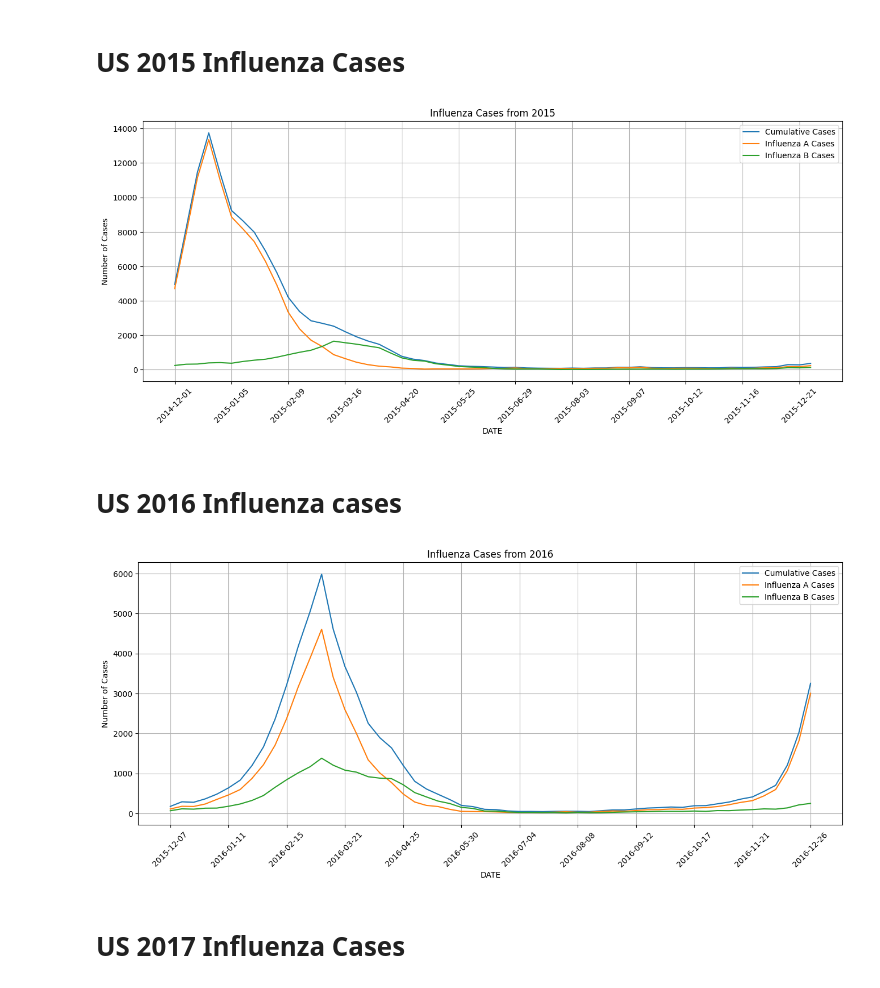
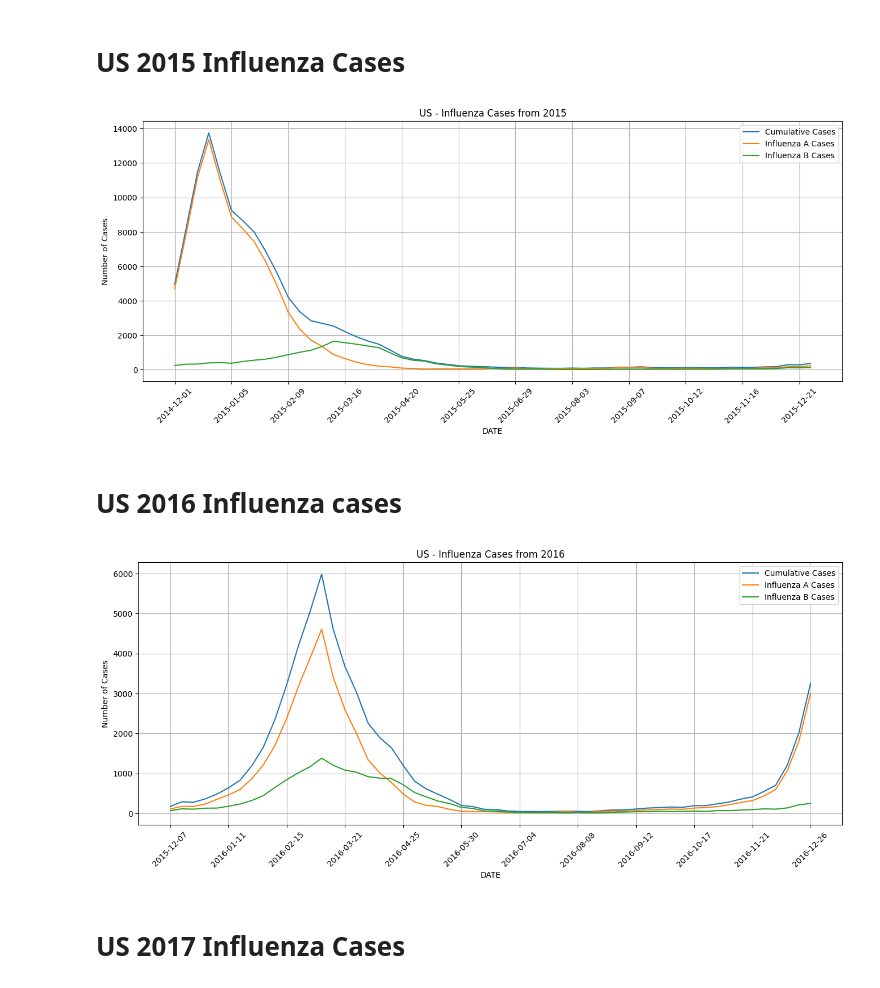
Before and after one commit to jramey2016/Computer-Epi-Project, a Jupyter notebook: US-Data-And-Models/Emperical-Model/Subset_Models_US.ipynb, the cells around one changed output. Saved outputs shown, nothing was run; the diff lists cells and outputs as text; code cells hidden in the pictures.

```diff
--- a/US-Data-And-Models/Emperical-Model/Subset_Models_US.ipynb
+++ b/US-Data-And-Models/Emperical-Model/Subset_Models_US.ipynb
@@ -21,21 +21,21 @@ df_agg['ISO_SDATE'] = df_agg['ISO_SDATE'].str.split('T').str[0]
 # %%
 # # Create a line plot using ISO_WEEK as the x-axis and INF_ALL as the y-axis
 plt.figure(figsize=(16, 6))
 plt.plot(df_agg['ISO_SDATE'], df_agg['INF_ALL'], label='Cumulative Cases')
 plt.plot(df_agg['ISO_SDATE'], df_agg['INF_A'], label='Influenza A Cases')
 plt.plot(df_agg['ISO_SDATE'], df_agg['INF_B'], label='Influenza B Cases')
 
 plt.xlabel('DATE')
 plt.ylabel('Number of Cases')
-plt.title('Influenza Cases from 2015')
+plt.title('US - Influenza Cases from 2015')
 
 xtick_pos = np.arange(0, len(df_agg['ISO_SDATE']), 5)
 plt.xticks(xtick_pos, df_agg['ISO_SDATE'][xtick_pos], rotation=45)
 plt.legend()
 plt.grid()
 plt.show()
 # %% [output]
-[figure, old version]
+[figure, new version]
 # %%
 # Import the Excel file into a pandas dataframe
 df_2016 = pd.read_excel('US_2016_influenza_Data.xlsx', engine='openpyxl')
@@ -56,7 +56,7 @@ plt.plot(df_agg2['ISO_SDATE'], df_agg2['INF_B'], label='Influenza B Cases')
 
 plt.xlabel('DATE')
 plt.ylabel('Number of Cases')
-plt.title('Influenza Cases from 2016')
+plt.title('US - Influenza Cases from 2016')
 
 xtick_pos = np.arange(0, len(df_agg['ISO_SDATE']), 5)
 plt.xticks(xtick_pos, df_agg2['ISO_SDATE'][xtick_pos], rotation=45)
@@ -64,7 +64,7 @@ plt.legend()
 plt.grid()
 plt.show()
 # %% [output]
-[figure, old version]
+[figure, new version]
 # %%
 # Import the Excel file into a pandas dataframe
 df_2017 = pd.read_excel('US_2017_influenza_Data.xlsx', engine='openpyxl')
```
Also changed, not shown: parts of 18 cells of this notebook, 12 other files.
